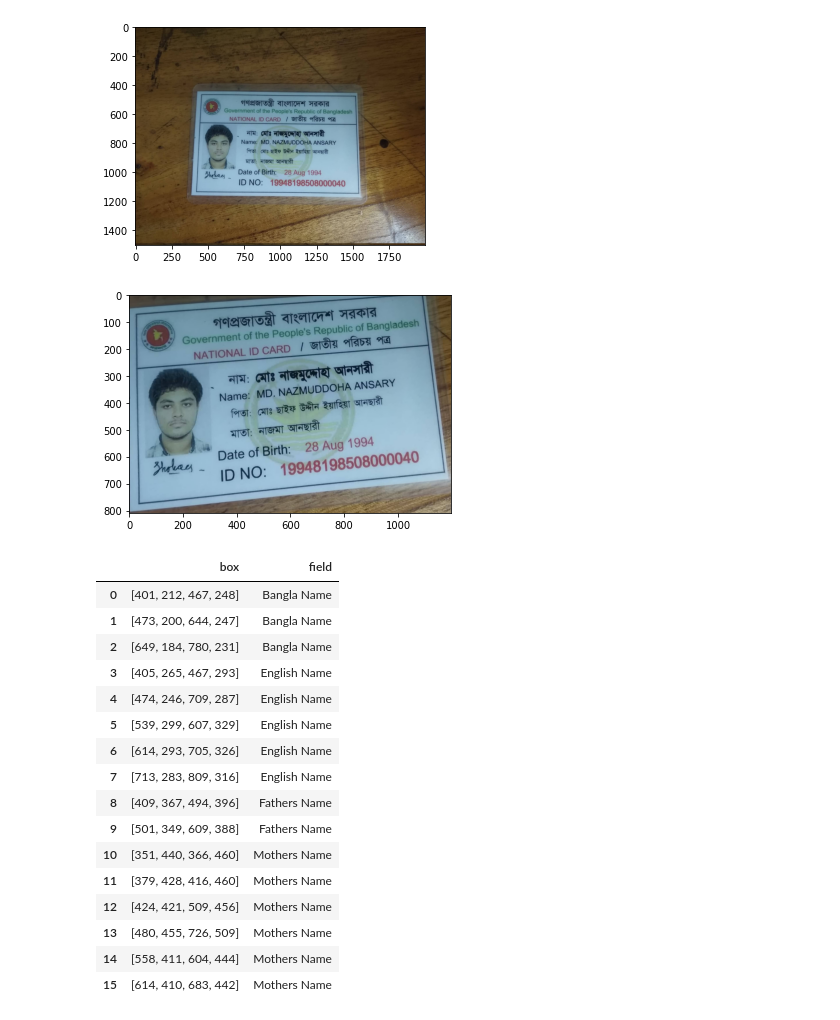
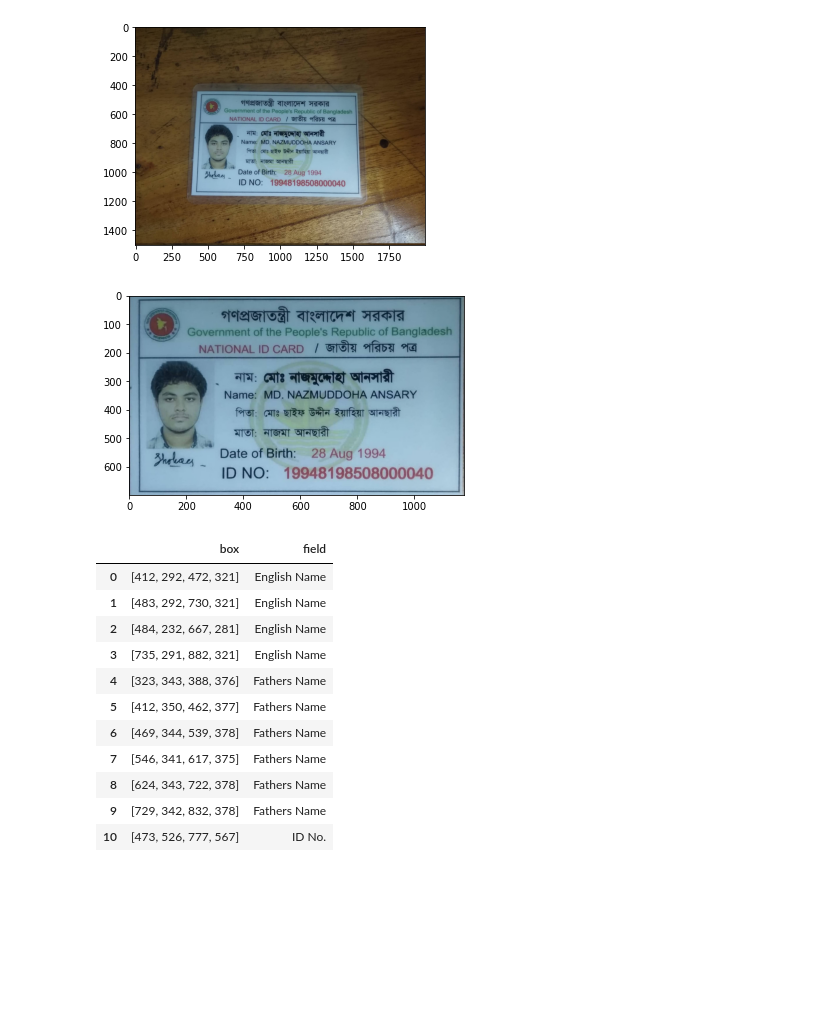
Before and after one commit to mnansary/apsis-nid-ocr, a Jupyter notebook: demo_ocr.ipynb, the cells around one changed output. Cells and saved outputs as stored; diff of their text form; code cells hidden in the pictures; blank space fills up the shorter version.

```diff
--- a/demo_ocr.ipynb
+++ b/demo_ocr.ipynb
@@ -50,44 +56,39 @@ display_data("face",face,cv_color=False)
 display_data("sign",sign,cv_color=False)
 data
 # %%
-card_type,img=ocr.extractor.process(img)
+card_type,img=ocr.extractor.process("tests/t3.jpg")
 plt.imshow(img)
 plt.show()
 
 if card_type=="nid":
     src=card.nid.front
     two_step_recog=True
 else:
     src=card.smart.front
     two_step_recog=False
 
 # face and sign
 img=cv2.resize(img,(card.width,card.height))
 
 # boxes
 text_boxes=ocr.detect_boxes(img)
 box_dict,df=ocr.process_boxes(text_boxes,src.box_dict)
 # %% [output]
-[figure, old version]
+[figure, new version]
 # %%
 df
 # %% [output]
 |  | box | field |
-| 0 | [401, 212, 467, 248] | Bangla Name |
-| 1 | [473, 200, 644, 247] | Bangla Name |
-| 2 | [649, 184, 780, 231] | Bangla Name |
-| 3 | [405, 265, 467, 293] | English Name |
-| 4 | [474, 246, 709, 287] | English Name |
-| 5 | [539, 299, 607, 329] | English Name |
-| 6 | [614, 293, 705, 326] | English Name |
-| 7 | [713, 283, 809, 316] | English Name |
-| 8 | [409, 367, 494, 396] | Fathers Name |
-| 9 | [501, 349, 609, 388] | Fathers Name |
-| 10 | [351, 440, 366, 460] | Mothers Name |
-| 11 | [379, 428, 416, 460] | Mothers Name |
-| 12 | [424, 421, 509, 456] | Mothers Name |
-| 13 | [480, 455, 726, 509] | Mothers Name |
-| 14 | [558, 411, 604, 444] | Mothers Name |
-| 15 | [614, 410, 683, 442] | Mothers Name |
+| 0 | [412, 292, 472, 321] | English Name |
+| 1 | [483, 292, 730, 321] | English Name |
+| 2 | [484, 232, 667, 281] | English Name |
+| 3 | [735, 291, 882, 321] | English Name |
+| 4 | [323, 343, 388, 376] | Fathers Name |
+| 5 | [412, 350, 462, 377] | Fathers Name |
+| 6 | [469, 344, 539, 378] | Fathers Name |
+| 7 | [546, 341, 617, 375] | Fathers Name |
+| 8 | [624, 343, 722, 378] | Fathers Name |
+| 9 | [729, 342, 832, 378] | Fathers Name |
+| 10 | [473, 526, 777, 567] | ID No. |
 # %%
 boxes=df.box.tolist()
```
Also changed, not shown: parts of 2 cells of this notebook, 6 other files.
